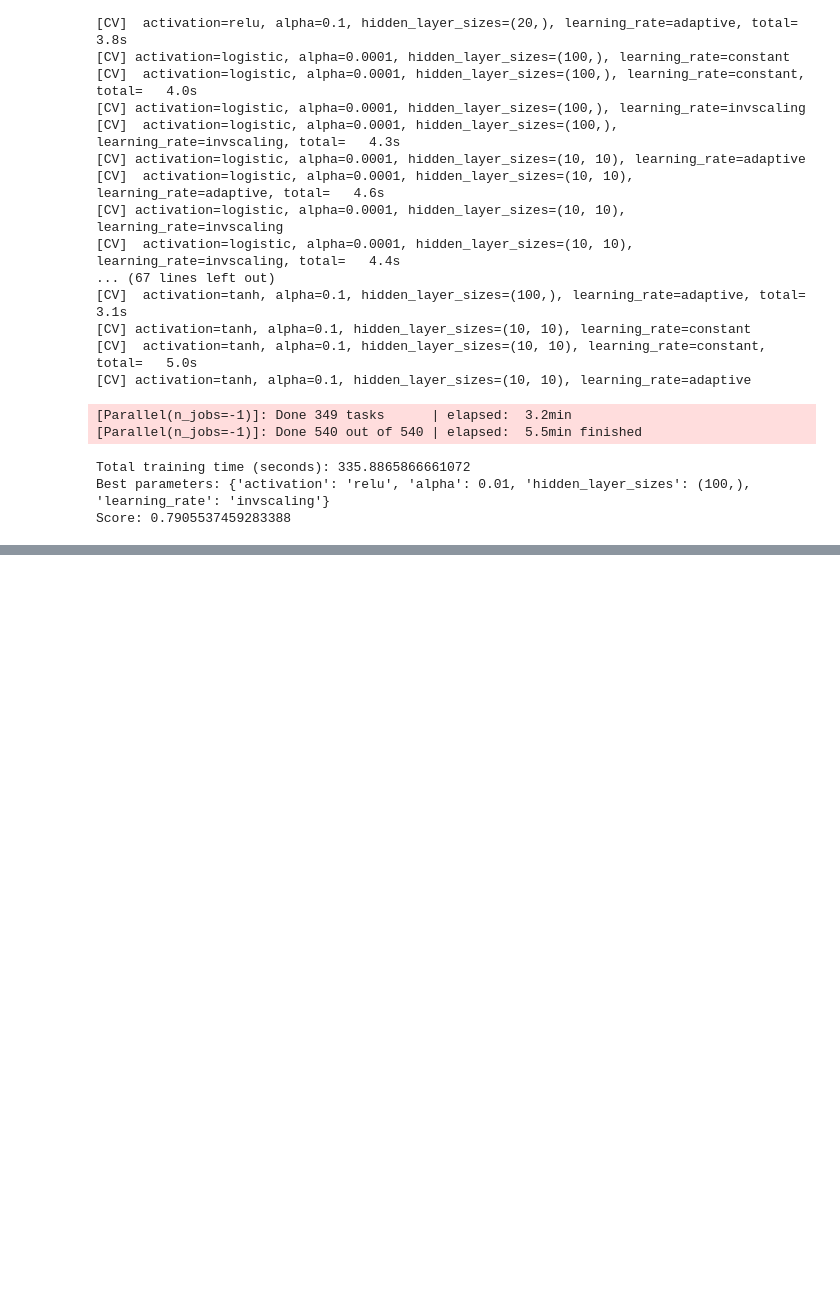
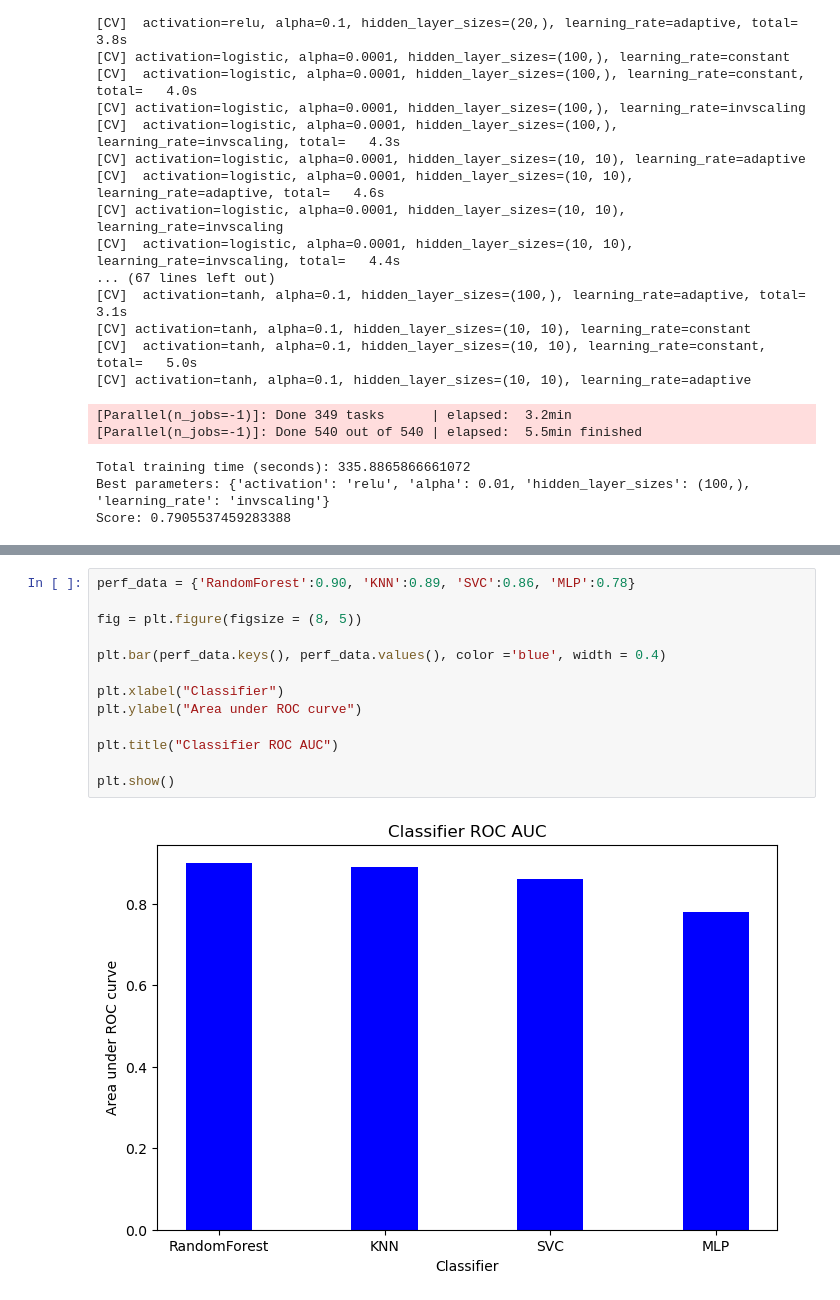
Before and after one commit to mgribov/msds-supervised-learning-final, a Jupyter notebook: Predicting Wine Quality of White Variant of Vinho Verde.ipynb, the cells around one changed output, grey strips where cells are left out. Saved outputs shown, nothing was run; the diff lists cells and outputs as text; blank space fills up the shorter version.

```diff
--- a/Predicting Wine Quality of White Variant of Vinho Verde.ipynb
+++ b/Predicting Wine Quality of White Variant of Vinho Verde.ipynb
@@ -717,0 +734,15 @@ Additionally, there were a lot of convergence errors, and training via GridSearc
+# %%
+perf_data = {'RandomForest':0.90, 'KNN':0.89, 'SVC':0.86, 'MLP':0.78}
+
+fig = plt.figure(figsize = (8, 5))
+
+plt.bar(perf_data.keys(), perf_data.values(), color ='blue', width = 0.4)
+
+plt.xlabel("Classifier")
+plt.ylabel("Area under ROC curve")
+
+plt.title("Classifier ROC AUC")
+
+plt.show()
+# %% [output]
+[figure, added]
```
Also changed, not shown: parts of 19 cells of this notebook.
